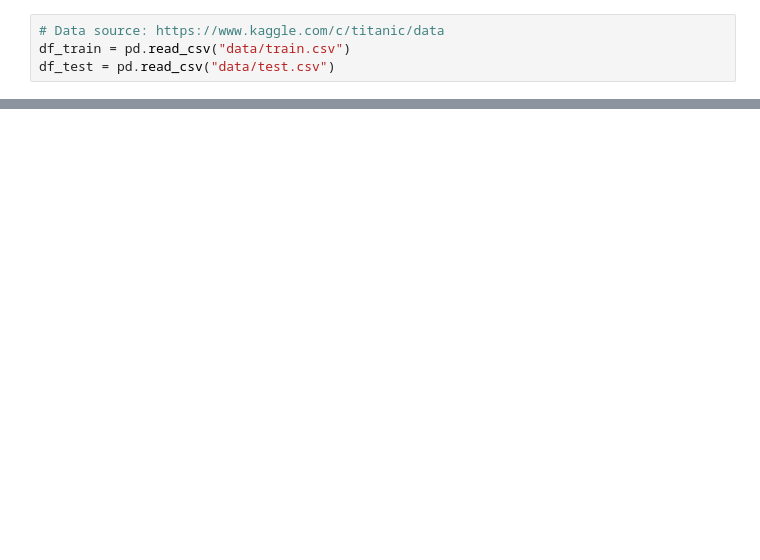
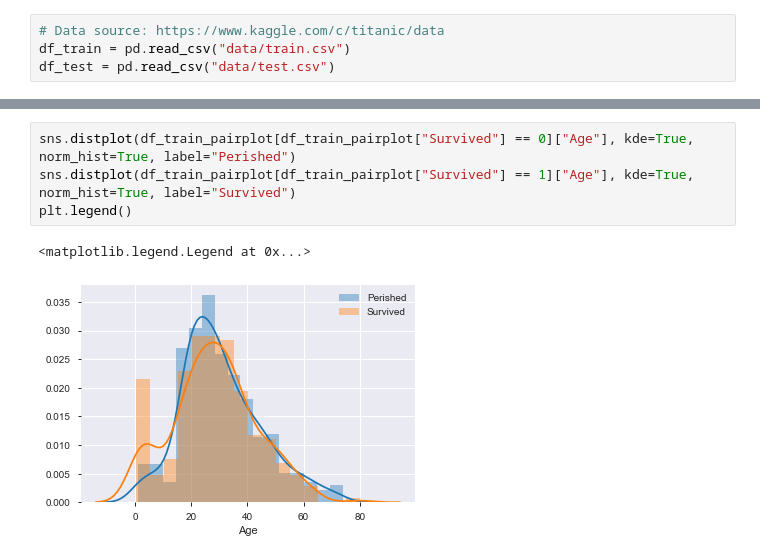
Before and after one commit to gergelyBognar/titanic, a Jupyter notebook: titanic.ipynb, the cells around one changed output, grey strips where cells are left out. Drawn from its saved outputs; the diff is of its cells as text; blank space fills up the shorter version.

```diff
--- a/titanic.ipynb
+++ b/titanic.ipynb
@@ -42,0 +217,7 @@ df_train.profile_report(style={'full_width':True})
+# %%
+sns.distplot(df_train_pairplot[df_train_pairplot["Survived"] == 0]["Age"], kde=True, norm_hist=True, label="Perished")
+sns.distplot(df_train_pairplot[df_train_pairplot["Survived"] == 1]["Age"], kde=True, norm_hist=True, label="Survived")
+plt.legend()
+# %% [output]
+<matplotlib.legend.Legend at 0x...>
+[figure, added]
```
Also changed, not shown: parts of 27 cells of this notebook.
